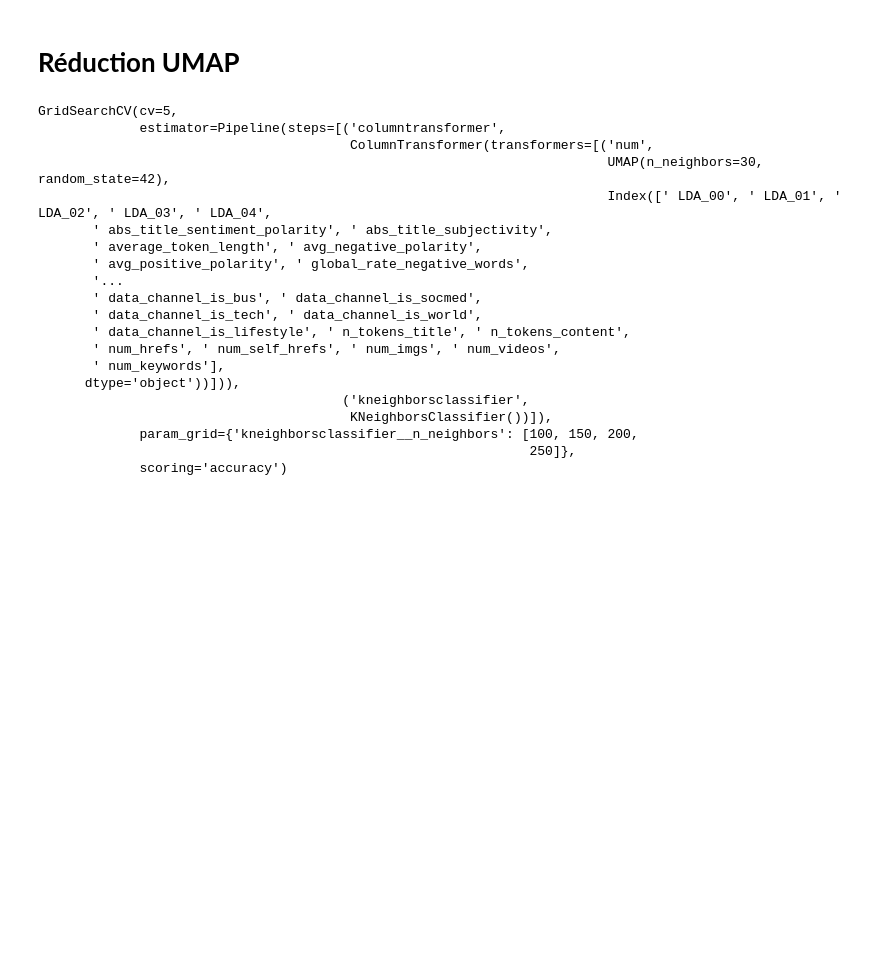
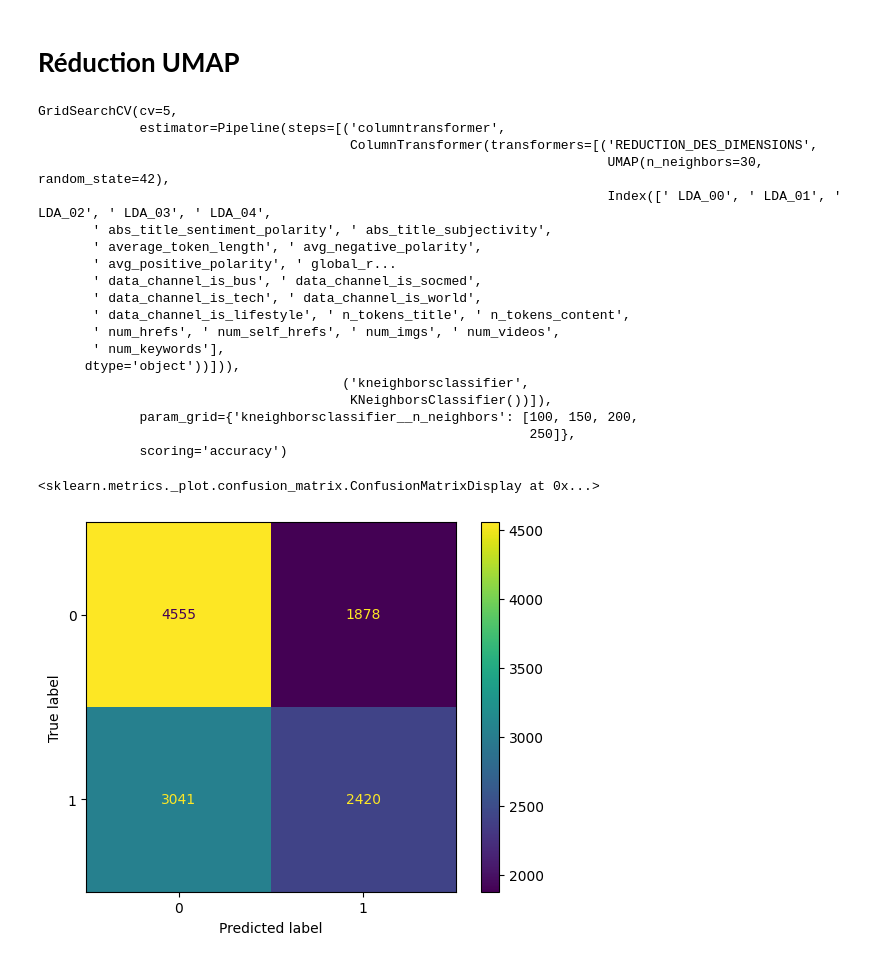
Before and after one commit to bigirimanainnocent12/Apprentissage_automatique, a Jupyter notebook: Apprentissage_Automatique.ipynb, the cells around one changed output. Cells and saved outputs as stored; diff of their text form; code cells hidden in the pictures; blank space fills up the shorter version.

```diff
--- a/Apprentissage_Automatique.ipynb
+++ b/Apprentissage_Automatique.ipynb
@@ -357,6 +359,7 @@ test_resulat[test_resulat["p-val"]< 0.05].sort_values(by="p-val",ascending=False
 # %%
 def z(share):
 
-  return share.apply(lambda x: '0' if x <=1500 else '1').astype("object")
+  return share.apply(lambda x: '0' if x <=1400 else '1').astype("object")
 
-data["partage"]= pd.DataFrame(z(data[' shares']))
+data["Popularite"]= pd.DataFrame(z(data[' shares']))
+data.value_counts("Popularite")
@@ -924,7 +917,7 @@ def binary_transformer(x):
 
 preprocessor_PCA_UMAP = ColumnTransformer(
     transformers=[
-        ('num', umap.UMAP(n_neighbors=30, min_dist=0.1,n_components=2, random_state=42) , X.select_dtypes(include=['int64','float64',"bool"]).columns)
+        ('REDUCTION_DES_DIMENSIONS', umap.UMAP(n_neighbors=30, min_dist=0.1,n_components=2, random_state=42) , X.select_dtypes(include=['int64','float64',"bool"]).columns)
 
 ])
 
@@ -948,13 +941,12 @@ grid_1_UMAP.fit(X_train, y_train)
 # %% [output]
 GridSearchCV(cv=5,
              estimator=Pipeline(steps=[('columntransformer',
-                                        ColumnTransformer(transformers=[('num',
+                                        ColumnTransformer(transformers=[('REDUCTION_DES_DIMENSIONS',
                                                                          UMAP(n_neighbors=30, random_state=42),
                                                                          Index([' LDA_00', ' LDA_01', ' LDA_02', ' LDA_03', ' LDA_04',
        ' abs_title_sentiment_polarity', ' abs_title_subjectivity',
        ' average_token_length', ' avg_negative_polarity',
-       ' avg_positive_polarity', ' global_rate_negative_words',
-       '...
+       ' avg_positive_polarity', ' global_r...
        ' data_channel_is_bus', ' data_channel_is_socmed',
        ' data_channel_is_tech', ' data_channel_is_world',
        ' data_channel_is_lifestyle', ' n_tokens_title', ' n_tokens_content',
@@ -966,3 +958,11 @@ GridSearchCV(cv=5,
              param_grid={'kneighborsclassifier__n_neighbors': [100, 150, 200,
                                                                250]},
              scoring='accuracy')
+# %%
+prediction_1_UMAP=grid_1_UMAP.predict(X_test)
+# %%
+from sklearn.metrics import ConfusionMatrixDisplay, confusion_matrix
+ConfusionMatrixDisplay(confusion_matrix(y_test,prediction_1_UMAP)).plot()
+# %% [output]
+<sklearn.metrics._plot.confusion_matrix.ConfusionMatrixDisplay at 0x...>
+[figure, added]
```
Also changed, not shown: parts of 10 cells of this notebook.
